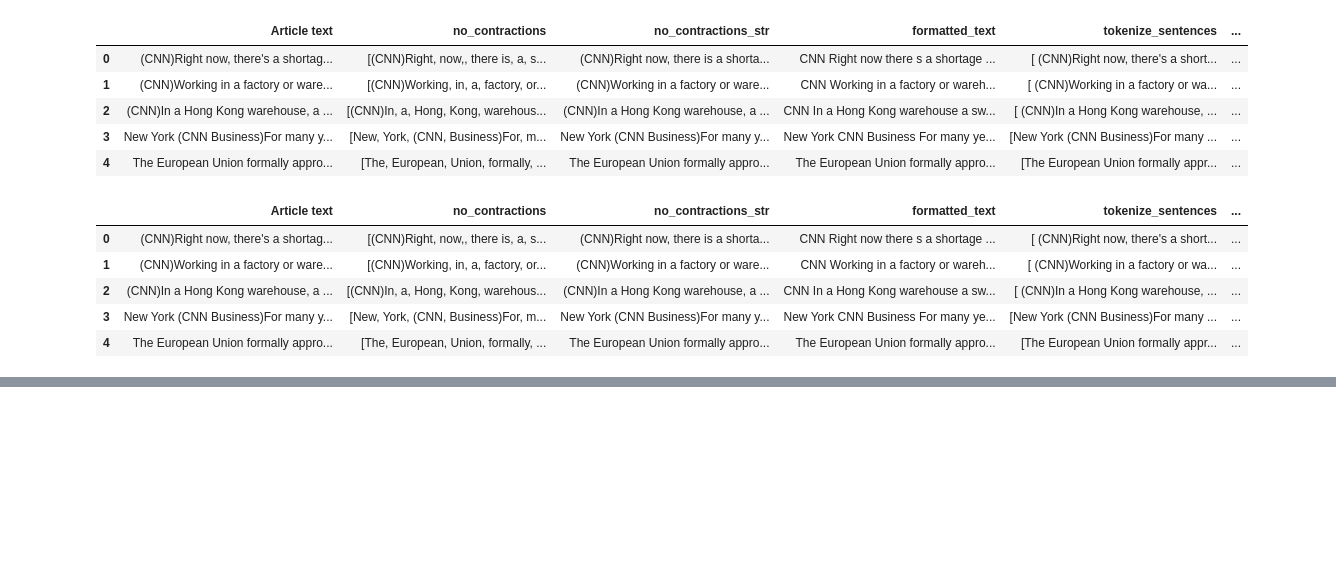
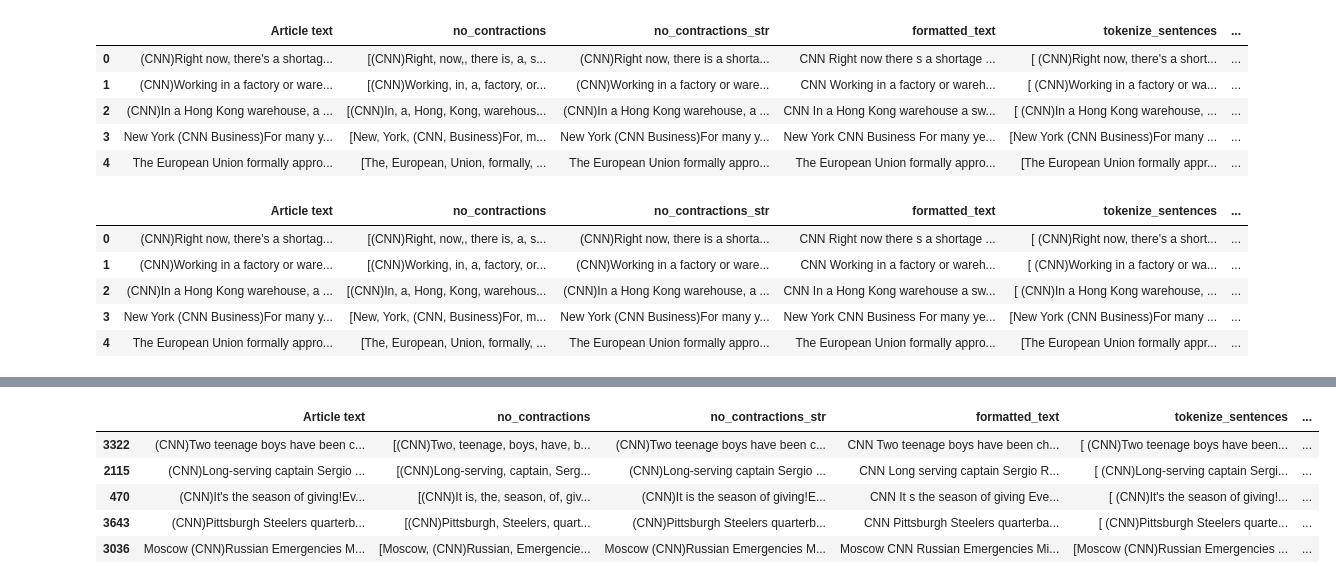
Before and after one commit to mturner49/8600-deep-learning-project, a Jupyter notebook: 8600-deep-learning-project.ipynb, the cells around one changed output, grey strips where cells are left out. Saved outputs shown, nothing was run; the diff lists cells and outputs as text; code cells hidden in the pictures; blank space fills up the shorter version.

```diff
--- a/8600-deep-learning-project.ipynb
+++ b/8600-deep-learning-project.ipynb
@@ -3,6 +3,7 @@ import pandas as pd
 import os
 import nltk
 import re
+import collections
 # nltk.download('punkt')
 nltk.download('stopwords')
 # os.system('pip install contractions')
@@ -12,8 +13,10 @@ import string
 from nltk.corpus import stopwords, wordnet
 
 from nltk.tokenize import word_tokenize, sent_tokenize
+from collections import Counter
 
 pd.set_option('display.max_colwidth', None)
+pd.set_option('display.float_format', lambda x: '%.5f' % x)
 # %% [output]
 [nltk_data] Downloading package stopwords to
 [nltk_data]     /Users/matt.turner/nltk_data...
@@ -203,3 +206,12 @@ df.head()
 | 4 | The European Union formally appro... | [The, European, Union, formally, ... | The European Union formally appro... | The European Union formally appro... | [The European Union formally appr... | ... |
 # %%
 df.to_csv('text-summarization.csv')
+# %%
+""" assigning bleu score to each row """
+def bleu_score(x):
+    hypothesis = x['formatted_no_stopwords']
+    reference = nltk.word_tokenize(x['summary'])
+    bleu_score = nltk.translate.bleu_score.sentence_bleu([reference], hypothesis)
+    return bleu_score
+# %%
+df['bleu_score'] = df.apply(bleu_score, axis=1)
@@ -205,0 +227,9 @@ df.to_csv('text-summarization.csv')
+# %%
+df.sort_values(by=['bleu_score'], ascending=False).head(5)
+# %% [output]
+|  | Article text | no_contractions | no_contractions_str | formatted_text | tokenize_sentences | ... |
+| 3322 | (CNN)Two teenage boys have been c... | [(CNN)Two, teenage, boys, have, b... | (CNN)Two teenage boys have been c... | CNN Two teenage boys have been ch... | [ (CNN)Two teenage boys have been... | ... |
+| 2115 | (CNN)Long-serving captain Sergio ... | [(CNN)Long-serving, captain, Serg... | (CNN)Long-serving captain Sergio ... | CNN Long serving captain Sergio R... | [ (CNN)Long-serving captain Sergi... | ... |
+| 470 | (CNN)It's the season of giving!Ev... | [(CNN)It is, the, season, of, giv... | (CNN)It is the season of giving!E... | CNN It s the season of giving Eve... | [ (CNN)It's the season of giving!... | ... |
+| 3643 | (CNN)Pittsburgh Steelers quarterb... | [(CNN)Pittsburgh, Steelers, quart... | (CNN)Pittsburgh Steelers quarterb... | CNN Pittsburgh Steelers quarterba... | [ (CNN)Pittsburgh Steelers quarte... | ... |
+| 3036 | Moscow (CNN)Russian Emergencies M... | [Moscow, (CNN)Russian, Emergencie... | Moscow (CNN)Russian Emergencies M... | Moscow CNN Russian Emergencies Mi... | [Moscow (CNN)Russian Emergencies ... | ... |
```
Also changed, not shown: parts of 1 cell of this notebook.
